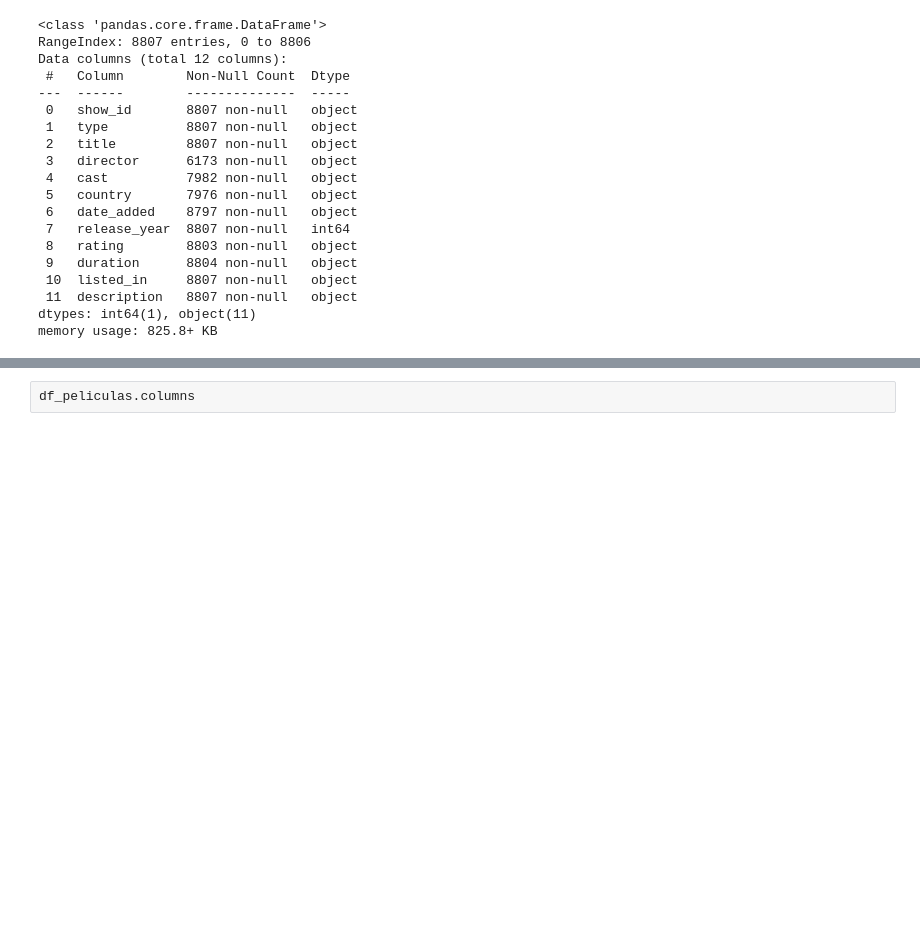
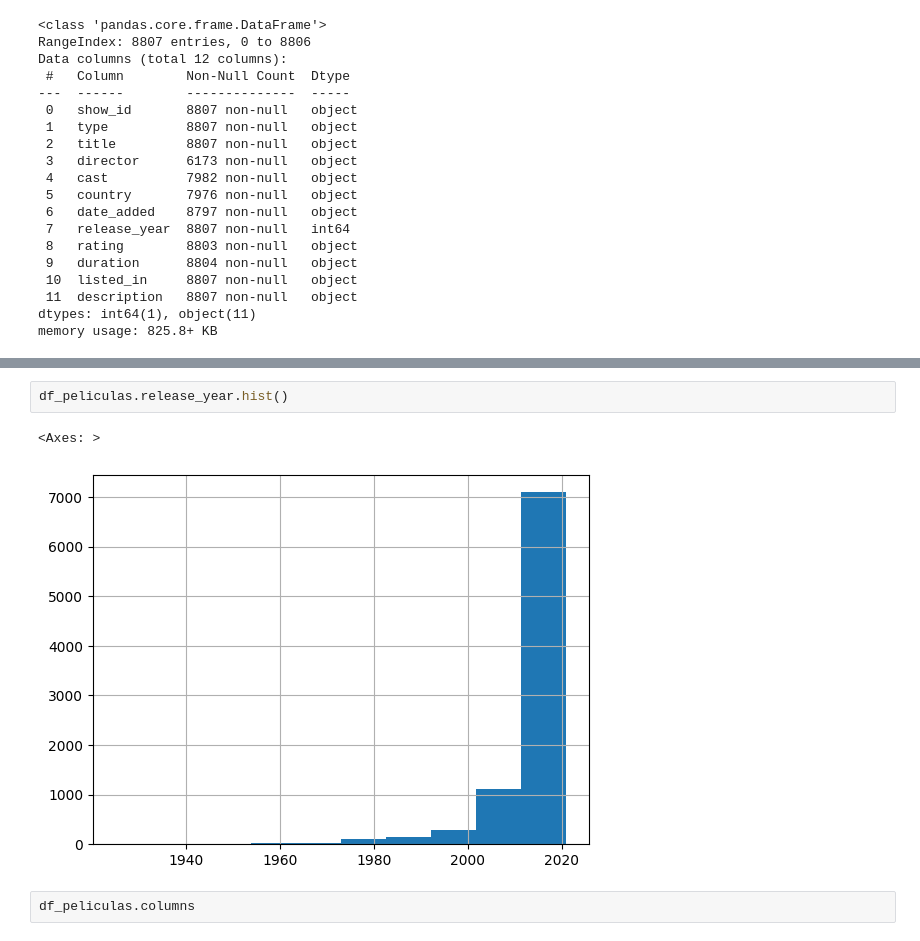
Before and after one commit to MirenA83/ONLINE_DS_THEBRIDGE_MIREN, a Jupyter notebook: ejercicios/sprint 5/practica obligatorioa U1/18_Practica_Obligatoria_ETL.ipynb, the cells around one changed output, grey strips where cells are left out. Saved outputs shown, nothing was run; the diff lists cells and outputs as text; blank space fills up the shorter version.

```diff
--- a/ejercicios/sprint 5/practica obligatorioa U1/18_Practica_Obligatoria_ETL.ipynb
+++ b/ejercicios/sprint 5/practica obligatorioa U1/18_Practica_Obligatoria_ETL.ipynb
@@ -55,3 +68,8 @@ memory usage: 825.8+ KB
+# %%
+df_peliculas.release_year.hist()
+# %% [output]
+<Axes: >
+[figure, added]
 # %%
 df_peliculas.columns
 # %% [output]
```
Also changed, not shown: parts of 4 cells of this notebook, 2 other files.
